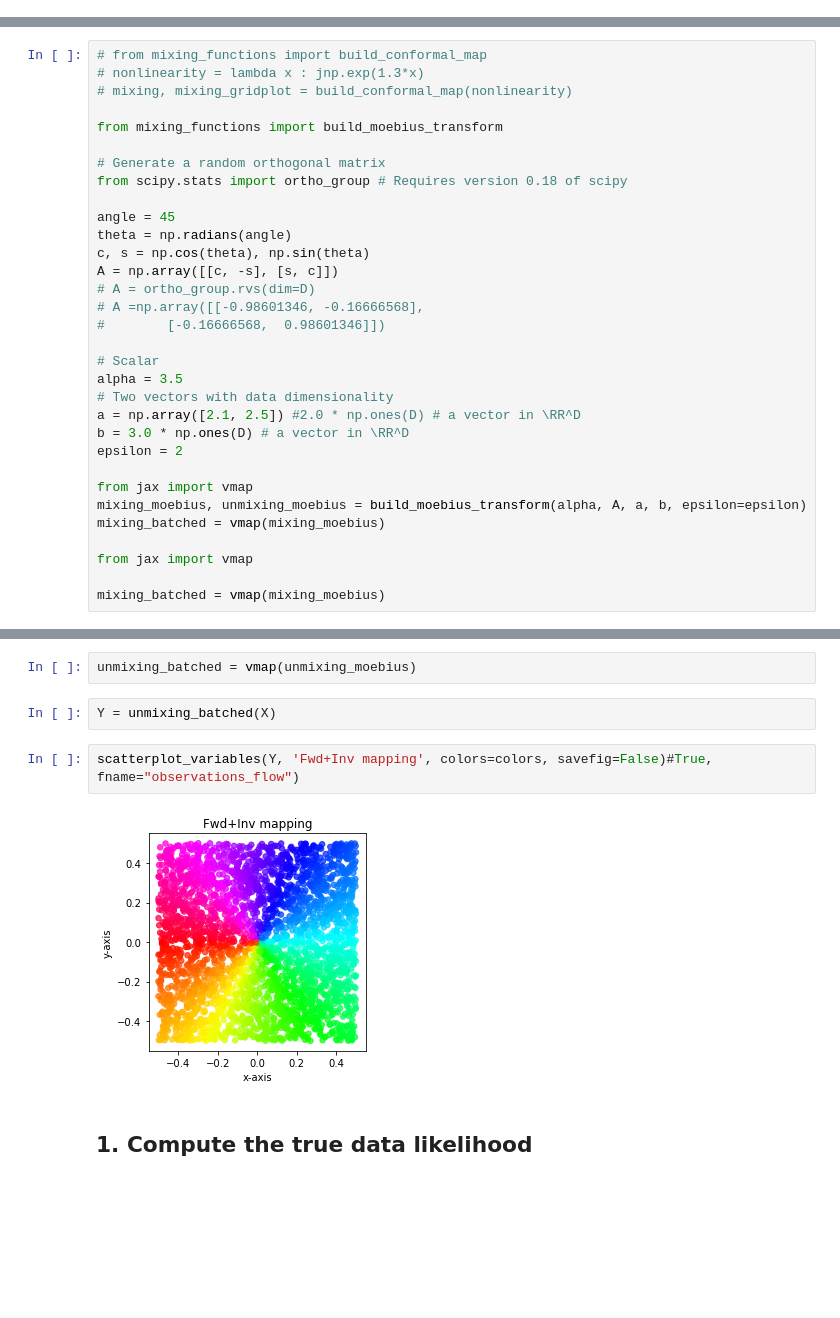
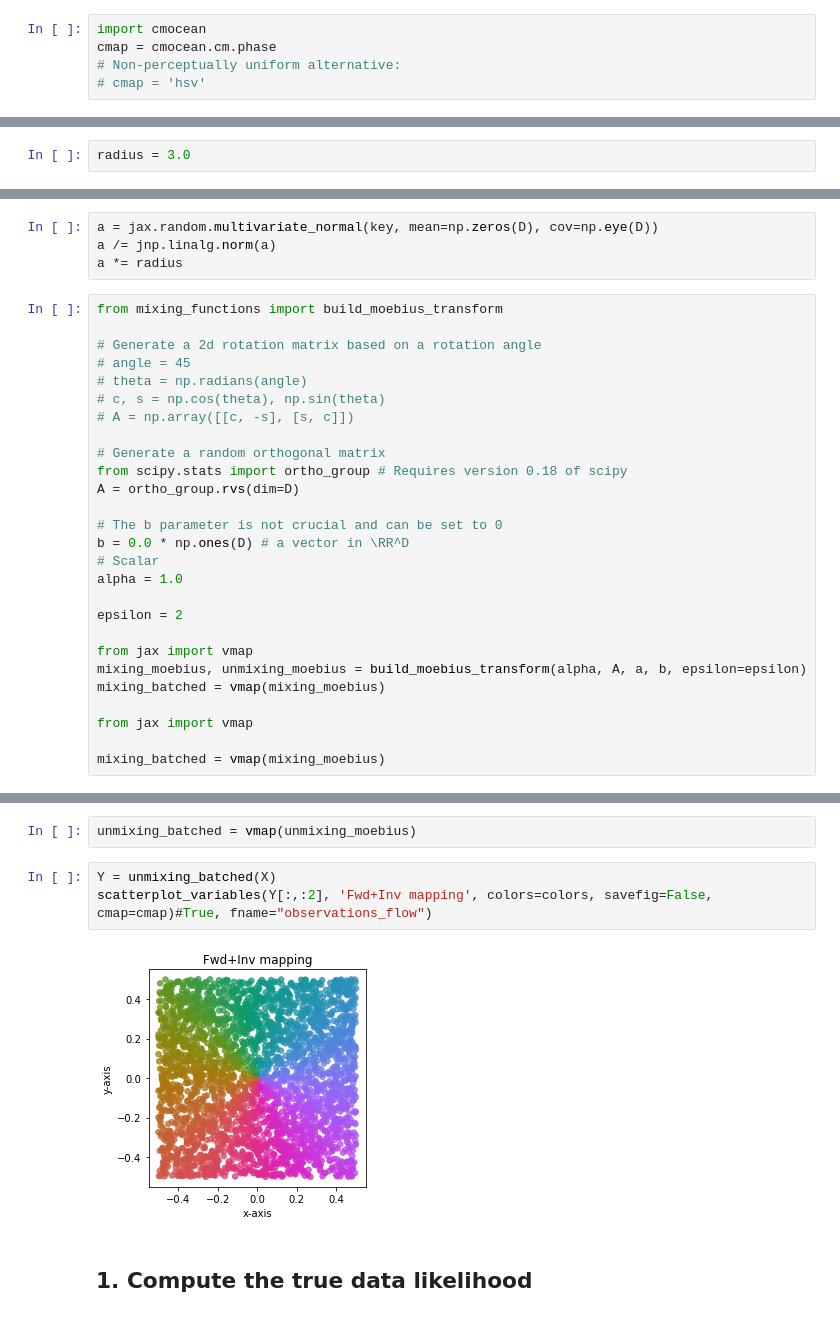
Before and after one commit to lgresele/independent-mechanism-analysis, a Jupyter notebook: Experiment_ML_evaluation.ipynb, the cells around one changed output, grey strips where cells are left out. Drawn from its saved outputs; the diff is of its cells as text; blank space fills up the shorter version.

```diff
--- a/Experiment_ML_evaluation.ipynb
+++ b/Experiment_ML_evaluation.ipynb
@@ -19,3 +21,8 @@ WARNING:absl:No GPU/TPU found, falling back to CPU. (Set TF_CPP_MIN_LOG_LEVEL=0
+# %%
+import cmocean
+cmap = cmocean.cm.phase
+# Non-perceptually uniform alternative:
+# cmap = 'hsv'
 # %% [markdown]
 ## Generate data
 # %%
@@ -40,0 +50,2 @@ scatterplot_variables(S, 'Sources', colors=colors, savefig=False)
+# %%
+radius = 3.0
@@ -41,26 +54,25 @@ scatterplot_variables(S, 'Sources', colors=colors, savefig=False)
+# %%
+a = jax.random.multivariate_normal(key, mean=np.zeros(D), cov=np.eye(D))
+a /= jnp.linalg.norm(a)
+a *= radius
 # %%
-# from mixing_functions import build_conformal_map
-# nonlinearity = lambda x : jnp.exp(1.3*x)
-# mixing, mixing_gridplot = build_conformal_map(nonlinearity)
+from mixing_functions import build_moebius_transform
 
-from mixing_functions import build_moebius_transform
+# Generate a 2d rotation matrix based on a rotation angle
+# angle = 45
+# theta = np.radians(angle)
+# c, s = np.cos(theta), np.sin(theta)
+# A = np.array([[c, -s], [s, c]])
 
 # Generate a random orthogonal matrix
 from scipy.stats import ortho_group # Requires version 0.18 of scipy
+A = ortho_group.rvs(dim=D)
 
-angle = 45
-theta = np.radians(angle)
-c, s = np.cos(theta), np.sin(theta)
-A = np.array([[c, -s], [s, c]])
-# A = ortho_group.rvs(dim=D)
-# A =np.array([[-0.98601346, -0.16666568],
-#        [-0.16666568,  0.98601346]])
+# The b parameter is not crucial and can be set to 0
+b = 0.0 * np.ones(D) # a vector in \RR^D
+# Scalar
+alpha = 1.0
 
-# Scalar
-alpha = 3.5
-# Two vectors with data dimensionality
-a = np.array([2.1, 2.5]) #2.0 * np.ones(D) # a vector in \RR^D
-b = 3.0 * np.ones(D) # a vector in \RR^D
 epsilon = 2
 
 from jax import vmap
@@ -88,11 +90,10 @@ scatterplot_variables(X, 'Observations', colors=colors, savefig=False)#True, fna
 # %%
 unmixing_batched = vmap(unmixing_moebius)
-# %%
-Y = unmixing_batched(X)
 # %%
-scatterplot_variables(Y, 'Fwd+Inv mapping', colors=colors, savefig=False)#True, fname="observations_flow")
+Y = unmixing_batched(X)
+scatterplot_variables(Y[:,:2], 'Fwd+Inv mapping', colors=colors, savefig=False, cmap=cmap)#True, fname="observations_flow")
 # %% [output]
-[figure, old version]
+[figure, new version]
 # %% [markdown]
 ## 1. Compute the true data likelihood
 # %%
```
Also changed, not shown: parts of 41 cells of this notebook.
